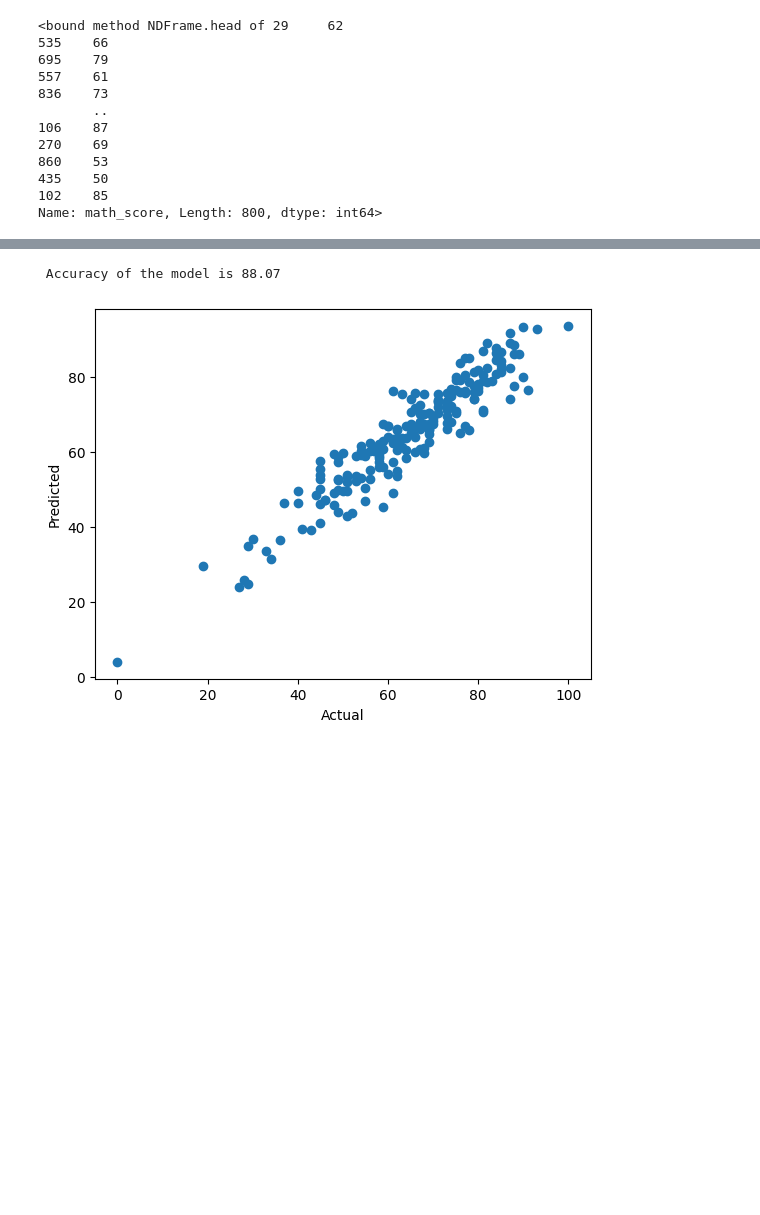
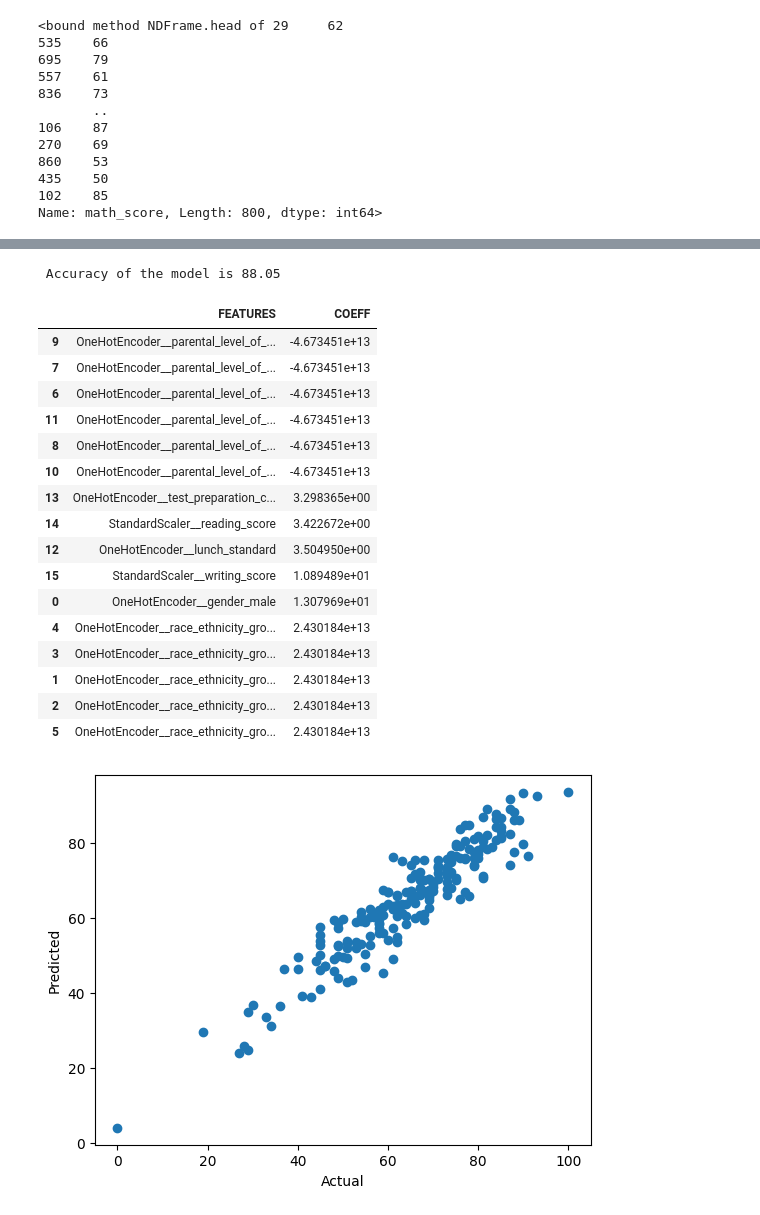
Before and after one commit to prasannaml/ML-End-to-End-Project, a Jupyter notebook: notebook/MODEL TRAINING.ipynb, the cells around one changed output, grey strips where cells are left out. Saved outputs shown, nothing was run; the diff lists cells and outputs as text; code cells hidden in the pictures; blank space fills up the shorter version.

```diff
--- a/notebook/MODEL TRAINING.ipynb
+++ b/notebook/MODEL TRAINING.ipynb
@@ -296,9 +314,35 @@ pd.DataFrame(list(zip(list(preprocessor.get_feature_names_out()),ridge_alpha_tun
+# %%
+lin_model = LinearRegression(fit_intercept=True)
+
+lin_model.fit(X_train_transformed, Y_train)
 # %%
-y_pred = ridge_alpha_tuned.predict(X_test_transformed)
+y_pred_lin = lin_model.predict(X_test_transformed)
 score = r2_score(Y_test, y_pred)*100
 print(" Accuracy of the model is %.2f" %score)
 # %% [output]
- Accuracy of the model is 88.07
+ Accuracy of the model is 88.05
+# %%
+#features importance for lin reg model
+var_weights= pd.DataFrame(list(zip(list(preprocessor.get_feature_names_out()),lin_model.coef_)),columns=['FEATURES','COEFF'])
+var_weights.sort_values(by='COEFF')
+# %% [output]
+|  | FEATURES | COEFF |
+| 9 | OneHotEncoder__parental_level_of_... | -4.673451e+13 |
+| 7 | OneHotEncoder__parental_level_of_... | -4.673451e+13 |
+| 6 | OneHotEncoder__parental_level_of_... | -4.673451e+13 |
+| 11 | OneHotEncoder__parental_level_of_... | -4.673451e+13 |
+| 8 | OneHotEncoder__parental_level_of_... | -4.673451e+13 |
+| 10 | OneHotEncoder__parental_level_of_... | -4.673451e+13 |
+| 13 | OneHotEncoder__test_preparation_c... | 3.298365e+00 |
+| 14 | StandardScaler__reading_score | 3.422672e+00 |
+| 12 | OneHotEncoder__lunch_standard | 3.504950e+00 |
+| 15 | StandardScaler__writing_score | 1.089489e+01 |
+| 0 | OneHotEncoder__gender_male | 1.307969e+01 |
+| 4 | OneHotEncoder__race_ethnicity_gro... | 2.430184e+13 |
+| 3 | OneHotEncoder__race_ethnicity_gro... | 2.430184e+13 |
+| 1 | OneHotEncoder__race_ethnicity_gro... | 2.430184e+13 |
+| 2 | OneHotEncoder__race_ethnicity_gro... | 2.430184e+13 |
+| 5 | OneHotEncoder__race_ethnicity_gro... | 2.430184e+13 |
 # %%
 #scatter plot
 plt.scatter(Y_test,y_pred);
```
Also changed, not shown: parts of 13 cells of this notebook, 3 other files.
